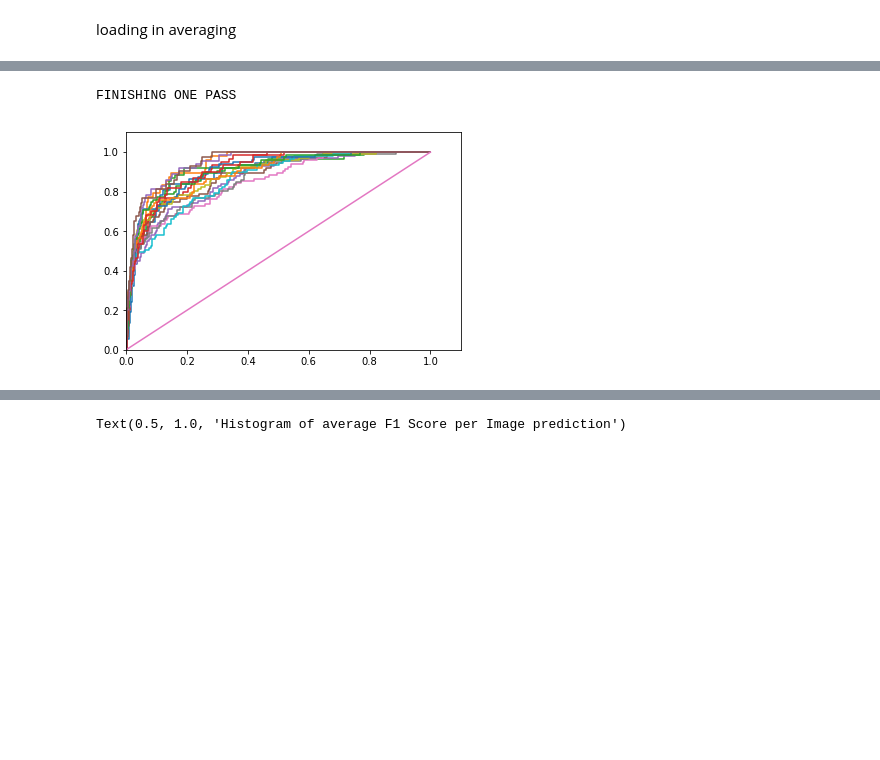
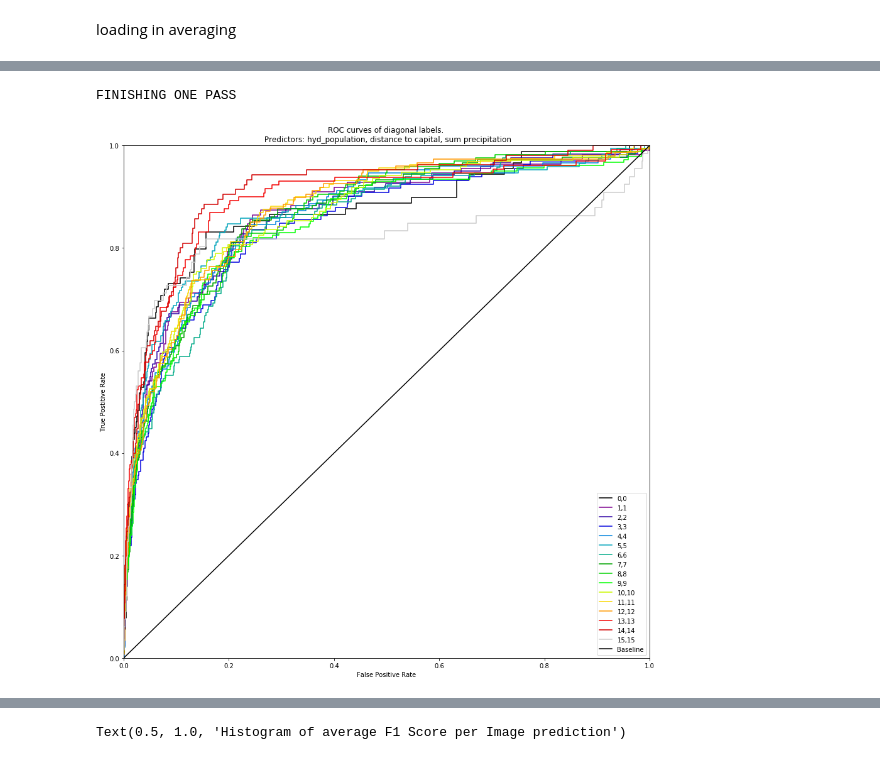
Before and after one commit to Garethlomax/acse-9-independent-research-project-Garethlomax, a Jupyter notebook: Model_testing.ipynb, the cells around one changed output, grey strips where cells are left out. Drawn from its saved outputs; the diff is of its cells as text; code cells hidden in the pictures; blank space fills up the shorter version.

```diff
--- a/Model_testing.ipynb
+++ b/Model_testing.ipynb
@@ -1157,19 +1145,19 @@ f.close()
 # %%
 """now changed to fixed dataset"""
 
-avg = np.load("fixed_25_avg.npy")
-std = np.load("fixed_25_std.npy")
+avg = np.load("new_avg.npy")
+std = np.load("new_std.npy")
 # changed below
-apbln = [0,1,0,0,1] # think this is correct
+apbln = [0,1,1,1,1] # think this is correct
 index_map = np.arange(0,52109,1)
-train, valid = initialise_dataset_HDF5_full('emerg_25.hdf5', valid_frac = 0.1, dataset_length = 4940,avg = avg, std = std, application_boolean=apbln)
+train, valid = initialise_dataset_HDF5_full('new_test_set.hdf5', valid_frac = 0.1, dataset_length = 4988,avg = avg, std = std, application_boolean=apbln)
 # %% [output]
 /content/drive/My Drive/masters_project/data
 /content/drive/My Drive/masters_project/data
 # %%
-train_loader = DataLoader(train, batch_size = 2000, shuffle = False) # implement moving MNIST data input
+train_loader = DataLoader(train, batch_size = 4000, shuffle = False) # implement moving MNIST data input
 # %%
-name = "bce_3"
+name = "diff_pred"
 # %%
 test_model = nn.DataParallel(LSTMencdec_onestep(structure, 5, kernel_size = 3)).to(device) # added data parrallel
 
@@ -1410,5 +1401,5 @@ FINISHING ONE PASS
 # %%
-def curves(model, train_loader):
+def curves(model, train_loader, name):
 #     dataframe = pd.dataframe()
     sig = nn.Sigmoid()
     model.eval()
@@ -1424,28 +1415,40 @@ def curves(model, train_loader):
     x = x.cpu()
     truth = b.view(-1,256).numpy()
     pred = sig(x[:,0,0].view(-1,256)).numpy()
-    plt.figure()
+    fig, ax = plt.subplots(figsize=(15,15))
 #     for i in range(16):
+    leg = []
+
+    colormap = plt.cm.nipy_spectral
+    colors = [colormap(i) for i in np.linspace(0, 1,16)]
+    ax.set_prop_cycle('color', colors)
     for j in range(16):
+        leg.append((str(j) + "," + str(j)))
         t = b[:,j,j].contiguous().view(-1).numpy()
         p = sig(x[:,0,0,j,j].contiguous().view(-1)).numpy()
         fpr, tpr, thresholds = roc_curve(t, p)
         plt.plot(fpr, tpr)
+    leg.append("Baseline")
     plt.plot(fpr, fpr)
-    plt.xlim(0, 1.1)
-    plt.ylim(0,1.1)
+    plt.title("ROC curves of diagonal labels. \n Predictors: hyd_population, distance to capital, sum precipitation")
+    plt.xlabel("False Positive Rate")
+    plt.ylabel("True Postitive Rate")
+    plt.legend(leg)
+    plt.xlim(0, 1)
+    plt.ylim(0,1)
 
+    plt.savefig(name + "roc_curve.pdf")
     plt.show()
 # %%
-curves(test_model, train_loader)
+curves(test_model, train_loader, name)
 # sns.set()
 # x = [1,2,3]
 # y = [4, 5,7]
 # ax = sns.lineplot(x, y, palette= 'red')
 # ax.plot([1,2], [11,22])
 # %% [output]
 FINISHING ONE PASS
-[figure, old version]
+[figure, new version]
 # %%
 brier_score(test_model, train_loader)
 # %% [output]
```
Also changed, not shown: parts of 15 cells of this notebook.
